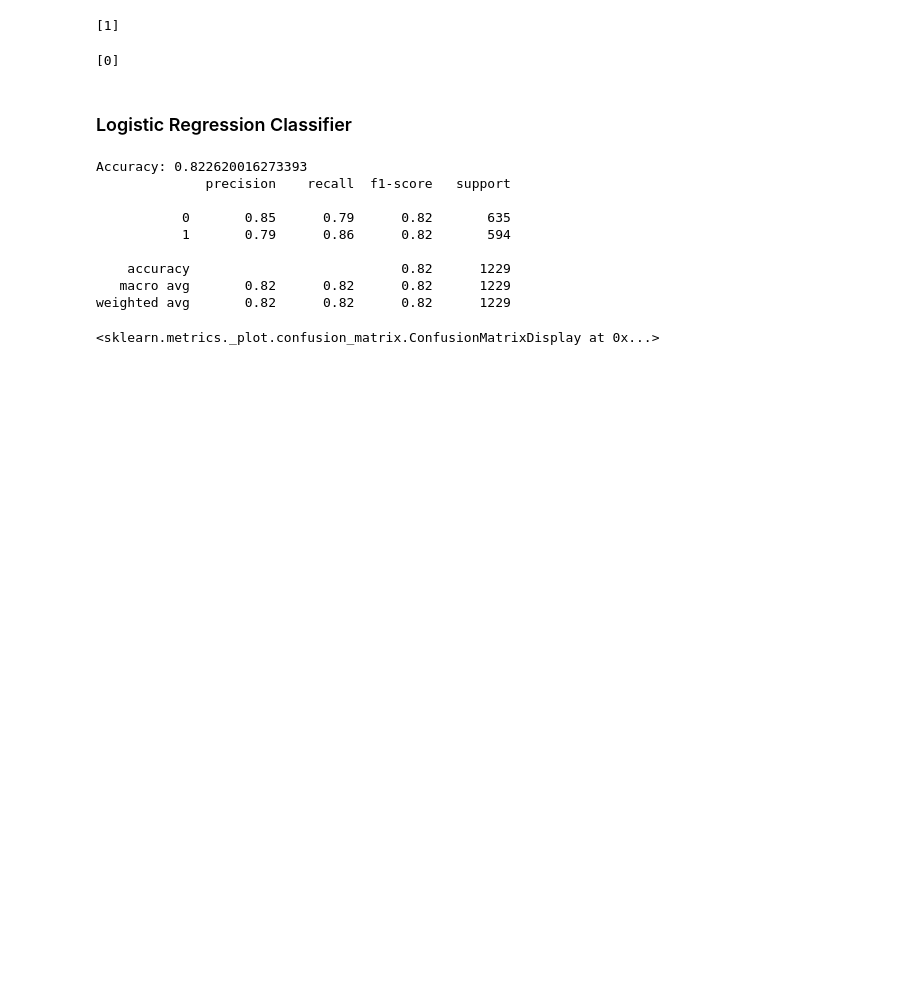
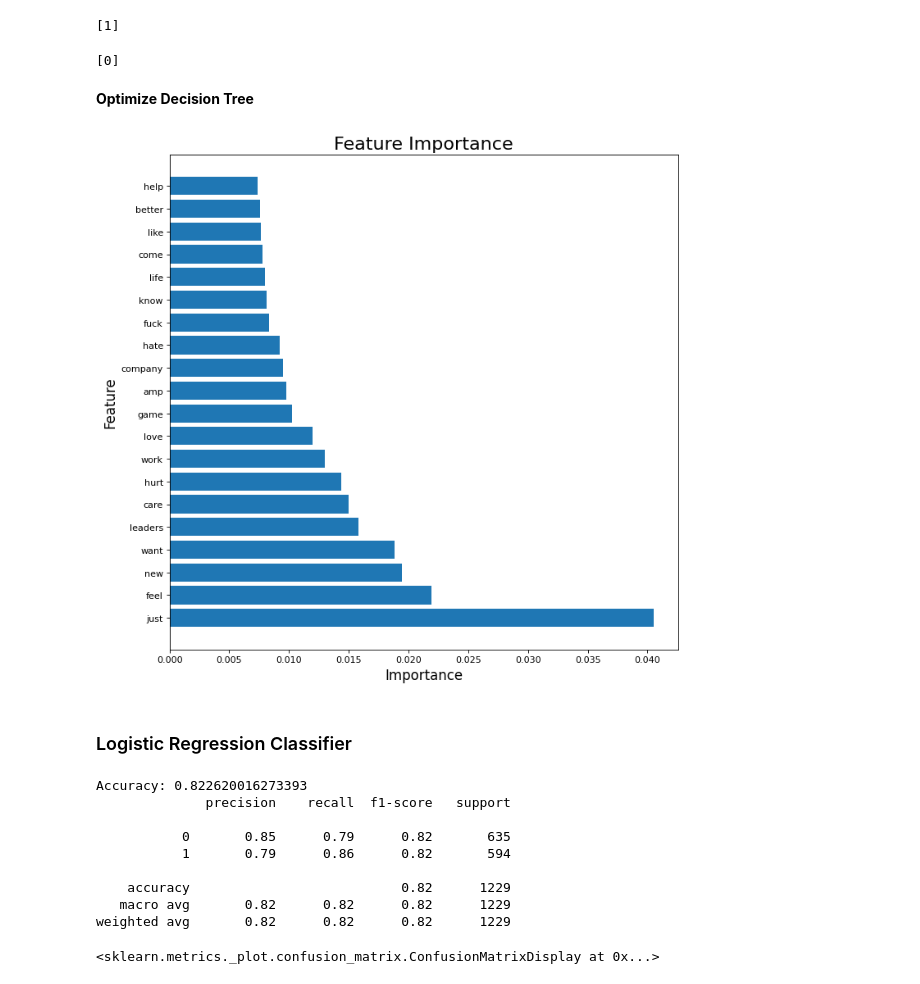
Before and after one commit to Almadam1/Tweet-Classification, a Jupyter notebook: twitter-depression-classification.ipynb, the cells around one changed output. Drawn from its saved outputs; the diff is of its cells as text; code cells hidden in the pictures; blank space fills up the shorter version.

```diff
--- a/twitter-depression-classification.ipynb
+++ b/twitter-depression-classification.ipynb
@@ -217,6 +217,22 @@ tweet = tfidf.transform(tweet).toarray()
 print(dtree.predict(tweet)) # 1 = non depressed and 0 = depressed
 # %% [output]
 [0]
+# %% [markdown]
+**Optimize Decision Tree**
+# %%
+# Using feature importance to see which features are most important in the model
+feature_importance = pd.DataFrame(dtree.feature_importances_, index=tfidf.get_feature_names(), columns=["importance"]).sort_values('importance', ascending=False)
+
+# Plot the feature importance for the top 20 features
+import matplotlib.pyplot as plt
+plt.figure(figsize=(10,10), dpi=80, facecolor='w', edgecolor='k', frameon=True, clear=True, subplotpars=None, tight_layout=None)
+plt.barh(feature_importance.index[:20], feature_importance['importance'][:20])
+plt.title('Feature Importance', fontsize=20)
+plt.xlabel('Importance', fontsize=15)
+plt.ylabel('Feature', fontsize=15)
+plt.show()
+# %% [output]
+[figure, added]
 # %% [markdown]
 ### Logistic Regression Classifier
 # %%
```
Also changed, not shown: parts of 5 cells of this notebook.
